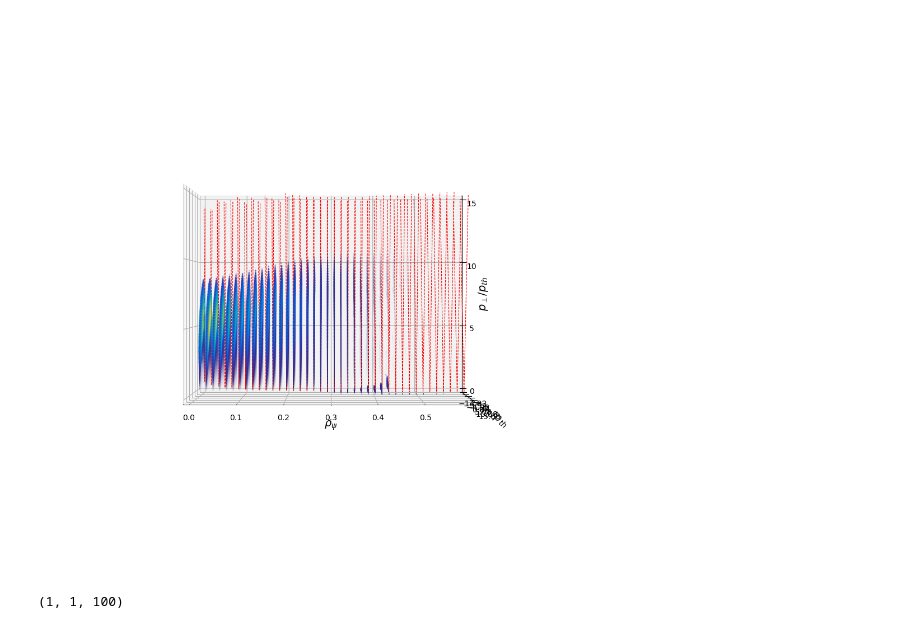
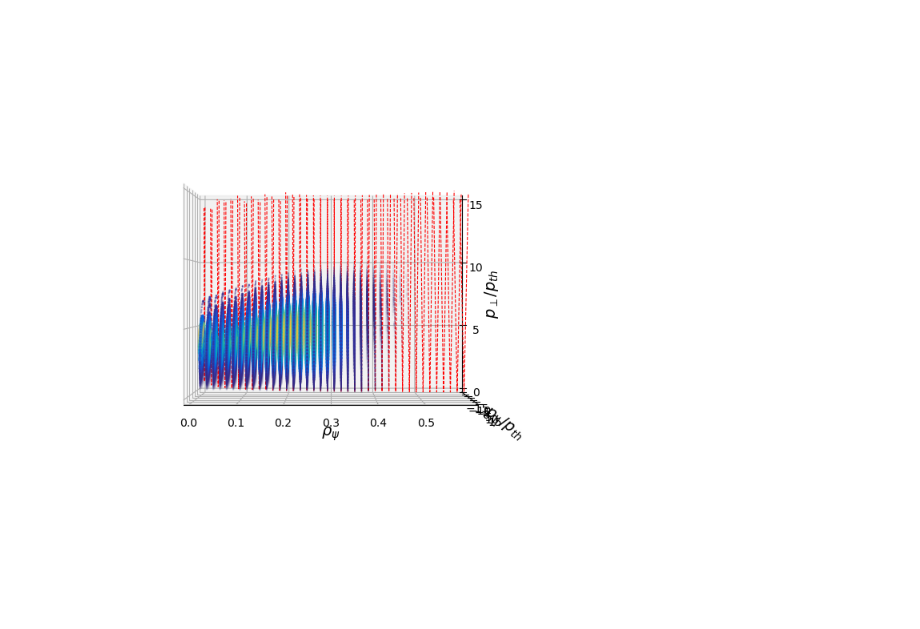
Before and after one commit to EwoutDevlaminck/WKBacca_QL, a Jupyter notebook: Analysis_comp.ipynb, the cells around one changed output. Saved outputs shown, nothing was run; the diff lists cells and outputs as text; code cells hidden in the pictures.

```diff
--- a/Analysis_comp.ipynb
+++ b/Analysis_comp.ipynb
@@ -142,2 +224,3 @@ print(KSI0.shape)
 # %%
-QL_bounce_nofluct = QL_bounce_nofluct*(1-KSI0**2) # D_rf_pp, DKE 4.298
+DRF_pp_nofluct = DRF0_nofluct*(1-KSI0**2) # D_rf_pp, DKE 4.298
+DRF_pp_fluct = DRF0_fluct*(1-KSI0**2)
@@ -242,0 +294,27 @@ Text(0.5, 1.0, 'Rho = 0.23083076923076923')
+# %%
+DRF_pp_nofluct_max = np.nanmax(DRF_pp_nofluct)
+Lowerbound = 1e-5
+# For the later 3D scatter plot
+DRF_pp_nofluct_present = DRF_pp_nofluct[DRF_pp_nofluct>DRF_pp_nofluct_max*Lowerbound]
+DRF_pp_nofluct_present /= np.nanmax(DRF_pp_nofluct_present)
+DRF_pp_fluct_present = DRF_pp_fluct[DRF_pp_nofluct>DRF_pp_nofluct_max*Lowerbound]
+DRF_pp_fluct_present /= np.nanmax(DRF_pp_fluct_present)
+
+
+print(DRF_pp_nofluct_present.size/DRF_pp_nofluct.size)
+
+RHO_present_nofluct = RHO_nofluct[DRF_pp_nofluct>DRF_pp_nofluct_max*Lowerbound]
+PPAR_present_nofluct = PPAR[DRF_pp_nofluct>DRF_pp_nofluct_max*Lowerbound]
+PPER_present_nofluct = PPER[DRF_pp_nofluct>DRF_pp_nofluct_max*Lowerbound]
+
+RHO_present_fluct = RHO_fluct[DRF_pp_nofluct>DRF_pp_nofluct_max*Lowerbound]
+PPAR_present_fluct = PPAR[DRF_pp_nofluct>DRF_pp_nofluct_max*Lowerbound]
+PPER_present_fluct = PPER[DRF_pp_nofluct>DRF_pp_nofluct_max*Lowerbound]
+
+Drf_mat_interp_max = np.nanmax(Drf_mat_interp)
+Drf_mat_interp_present = Drf_mat_interp[Drf_mat_interp>Drf_mat_interp_max*Lowerbound]
+Drf_mat_interp_present /= np.nanmax(Drf_mat_interp_present)
+
+RHO_mat_present = RHO_mat[Drf_mat_interp>Drf_mat_interp_max*Lowerbound]
+PPAR_mat_present = PPAR_mat[Drf_mat_interp>Drf_mat_interp_max*Lowerbound]
+PPER_mat_present = PPER_mat[Drf_mat_interp>Drf_mat_interp_max*Lowerbound]
@@ -273,50 +416,40 @@ Text(0.5, 1.0, 'Rho = 0.23083076923076923')
 # %%
 # 3D plot of the QL_bounce
 
-fig = plt.figure(figsize=(10, 10))
-
+fig = plt.figure(figsize=(7,7))
 ax = fig.add_subplot(111, projection='3d')
-
-#ax.scatter(RHO, PPAR, PPER, c=QL_bounce, s=100*QL_bounce**2, alpha=0.5)
-ax.scatter(RHO_present_nofluct[::2], PPAR_present_nofluct[::2], PPER_present_nofluct[::2], c=QL_present_nofluct[::2], cmap=parula_map, s=30*QL_present_nofluct[::2], alpha=.3)
+ax.scatter(RHO_present_nofluct[::2], PPAR_present_nofluct[::2], PPER_present_nofluct[::2], c=DRF_pp_nofluct_present[::2], cmap=parula_map, s=30*DRF_pp_nofluct_present[::2], alpha=.3)
 
 # Plot a vertical surface
 """
 rho = RHO[i, 0, 0]
 ax.plot_surface(np.tile(rho, (len(p_norm), len(ksi0_h))).T, PPAR[i], PPER[i], alpha=0.5, color='grey')
 ax.plot([rho, rho], [-16, 16], [-.5, -0.5], color='black', linestyle='dashed', linewidth=1)
 ax.plot([rho, rho], [-16, -16], [-.5, 16], color='black', linestyle='dashed', linewidth=1)
 """
 
 # Plot the trapping line at every rho
 p_par_T = np.linspace(-p_max, p_max, 200)
 for i in range(0, len(psi)):
-    p_perp_T = Trapping_line(p_par_T, Trapksi0, i)
+    p_perp_T = Trapping_line(p_par_T, Trapksi0_nofluct, i)
     # Cut the line short when it would leave the box
     p_perp_T_toplot = p_perp_T[(p_perp_T > 0) & (p_perp_T < p_max)]
     p_par_T_toplot = p_par_T[(p_perp_T > 0) & (p_perp_T < p_max)]
     ax.plot(np.sqrt(psi[i])*np.ones_like(p_par_T_toplot), p_par_T_toplot, p_perp_T_toplot, color='r', linestyle='--', linewidth=0.8)
 
 ax.set_xlabel(r'$\rho_{\psi}$', fontsize= 14)
 ax.set_ylabel(r'$p_{\||}/p_{th}$' , fontsize= 14)
 ax.set_zlabel(r'$p_{\perp}/p_{th}$', fontsize= 14, rotation=180)
 
-ax.set_xlim([rho_max, 0])
-ax.set_xticks(np.arange(0, rho_max, 0.1))
+ax.set_xlim([rho_max_nofl, 0])
+ax.set_xticks(np.arange(0, rho_max_nofl, 0.1))
 ax.set_ylim([-p_max, p_max])
 ax.set_yticks(np.arange(-p_max, p_max+1, 5))
 ax.set_zlim([0, p_max])
 ax.set_zticks(np.arange(0, p_max+1, 5))
 
 ax.view_init(elev=0, azim=90)
+
+plt.show()
 # %% [output]
-[figure, old version]
+[figure, new version]
-# %%
-nperp = np.linspace(0, 1, 100)
-dnperp = np.diff(nperp)[0]
-dnpar = dnperp*2
-dV_N = 2 * np.pi * nperp * dnperp * dnpar
-
-dV_N[None, None, :].shape
-# %% [output]
-(1, 1, 100)
```
Also changed, not shown: parts of 22 cells of this notebook, 4 other files.
